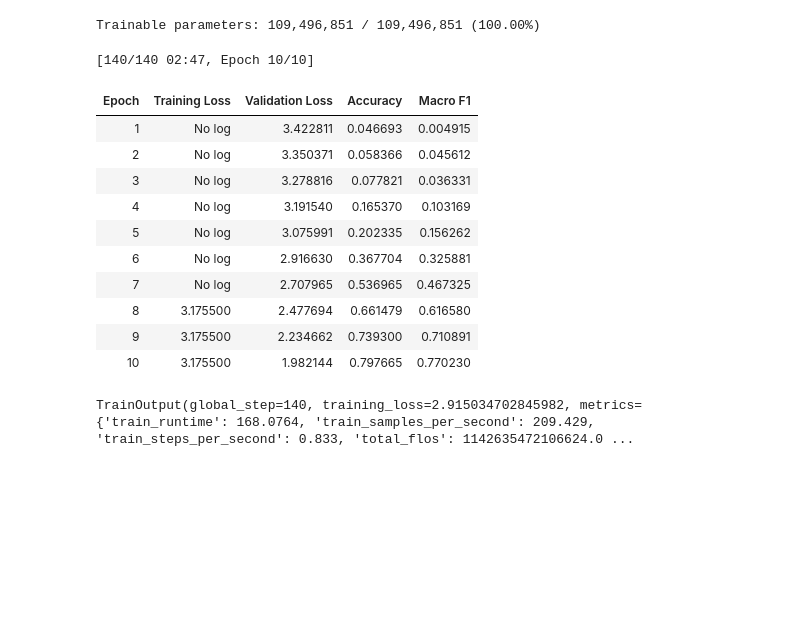
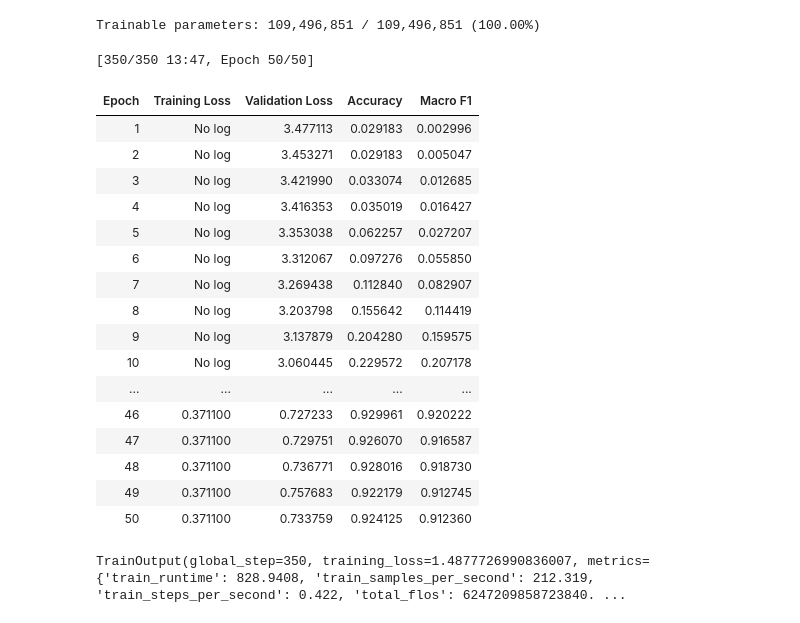
Before and after one commit to Dejintime/NLPCC_Task2, a Jupyter notebook: track1/encoder/bert_base_uncased_scl.ipynb, the cells around one changed output. Saved outputs shown, nothing was run; the diff lists cells and outputs as text; code cells hidden in the pictures; blank space fills up the shorter version.

Commit message:
Update track1 and track2 notebooks

```diff
--- a/track1/encoder/bert_base_uncased_scl.ipynb
+++ b/track1/encoder/bert_base_uncased_scl.ipynb
@@ -38,12 +38,12 @@ HF_HUB_DISABLE_XET: 1
 import os
 MODEL_NAME = "bert-base-uncased"
 DATA_DIR = "/home/yangdejin/nlpcc/nlpcc_task2/data"
-OUTPUT_DIR = "/home/yangdejin/nlpcc/nlpcc_task2/outputs/encoder/bert_scl_optimized"
+OUTPUT_DIR = "/home/yangdejin/nlpcc/nlpcc_task2/outputs/track1/encoder/bert_scl_optimized"
 LOGGING_DIR = "/home/yangdejin/nlpcc/nlpcc_task2/logs/bert_scl_optimized"
 
-NUM_EPOCHS = 10
-TRAIN_BATCH_SIZE = 128
-EVAL_BATCH_SIZE = 128
+NUM_EPOCHS = 50
+TRAIN_BATCH_SIZE = 256
+EVAL_BATCH_SIZE = 256
 GRADIENT_ACCUMULATION_STEPS = 2
 WARMUP_STEPS = 500
 WEIGHT_DECAY = 0.01
@@ -364,45 +365,52 @@ training_kwargs = dict(
     logging_dir=LOGGING_DIR,
     logging_steps=LOGGING_STEPS,
     save_strategy="epoch",
+    save_total_limit=1,
     load_best_model_at_end=True,
     metric_for_best_model="macro_f1",
     greater_is_better=True,
     seed=SEED,
     report_to="none",
 )
 if "eval_strategy" in inspect.signature(TrainingArguments.__init__).parameters:
     training_kwargs["eval_strategy"] = "epoch"
 else:
     training_kwargs["evaluation_strategy"] = "epoch"
 
 training_args = TrainingArguments(**training_kwargs)
 
 trainer = Trainer(
     model=model,
     args=training_args,
     train_dataset=train_dataset,
     eval_dataset=dev_dataset,
     tokenizer=tokenizer,
     data_collator=data_collator,
     compute_metrics=compute_metrics,
 )
 
 trainer_stats = trainer.train()
 print(trainer_stats)
 # %% [output]
-[140/140 02:47, Epoch 10/10]
+[350/350 13:47, Epoch 50/50]
 | Epoch | Training Loss | Validation Loss | Accuracy | Macro F1 |
-| 1 | No log | 3.422811 | 0.046693 | 0.004915 |
-| 2 | No log | 3.350371 | 0.058366 | 0.045612 |
-| 3 | No log | 3.278816 | 0.077821 | 0.036331 |
-| 4 | No log | 3.191540 | 0.165370 | 0.103169 |
-| 5 | No log | 3.075991 | 0.202335 | 0.156262 |
-| 6 | No log | 2.916630 | 0.367704 | 0.325881 |
-| 7 | No log | 2.707965 | 0.536965 | 0.467325 |
-| 8 | 3.175500 | 2.477694 | 0.661479 | 0.616580 |
-| 9 | 3.175500 | 2.234662 | 0.739300 | 0.710891 |
-| 10 | 3.175500 | 1.982144 | 0.797665 | 0.770230 |
+| 1 | No log | 3.477113 | 0.029183 | 0.002996 |
+| 2 | No log | 3.453271 | 0.029183 | 0.005047 |
+| 3 | No log | 3.421990 | 0.033074 | 0.012685 |
+| 4 | No log | 3.416353 | 0.035019 | 0.016427 |
+| 5 | No log | 3.353038 | 0.062257 | 0.027207 |
+| 6 | No log | 3.312067 | 0.097276 | 0.055850 |
+| 7 | No log | 3.269438 | 0.112840 | 0.082907 |
+| 8 | No log | 3.203798 | 0.155642 | 0.114419 |
+| 9 | No log | 3.137879 | 0.204280 | 0.159575 |
+| 10 | No log | 3.060445 | 0.229572 | 0.207178 |
+| ... | ... | ... | ... | ... |
+| 46 | 0.371100 | 0.727233 | 0.929961 | 0.920222 |
+| 47 | 0.371100 | 0.729751 | 0.926070 | 0.916587 |
+| 48 | 0.371100 | 0.736771 | 0.928016 | 0.918730 |
+| 49 | 0.371100 | 0.757683 | 0.922179 | 0.912745 |
+| 50 | 0.371100 | 0.733759 | 0.924125 | 0.912360 |
-TrainOutput(global_step=140, training_loss=2.915034702845982, metrics={'train_runtime': 168.0764, 'train_samples_per_second': 209.429, 'train_steps_per_second': 0.833, 'total_flos': 1142635472106624.0 ...
+TrainOutput(global_step=350, training_loss=1.4877726990836007, metrics={'train_runtime': 828.9408, 'train_samples_per_second': 212.319, 'train_steps_per_second': 0.422, 'total_flos': 6247209858723840. ...
 # %%
 # Cell 8: Dev 集综合评估 + 每类 F1 + 混淆矩阵热图
 import seaborn as sns
```
Also changed, not shown: parts of 4 cells of this notebook, 8 other files.
